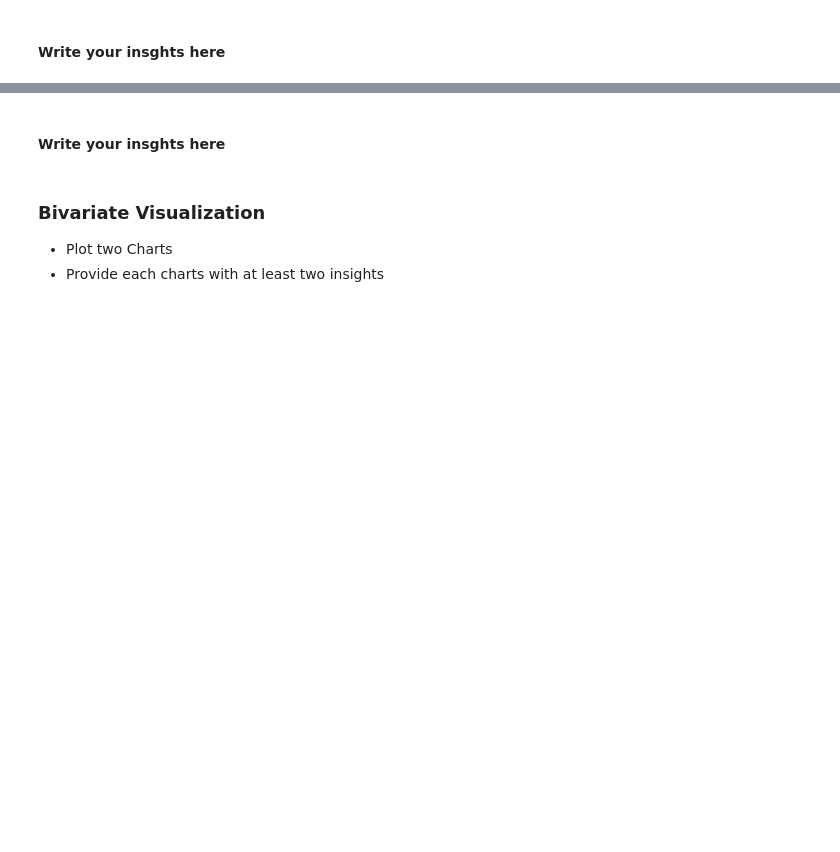
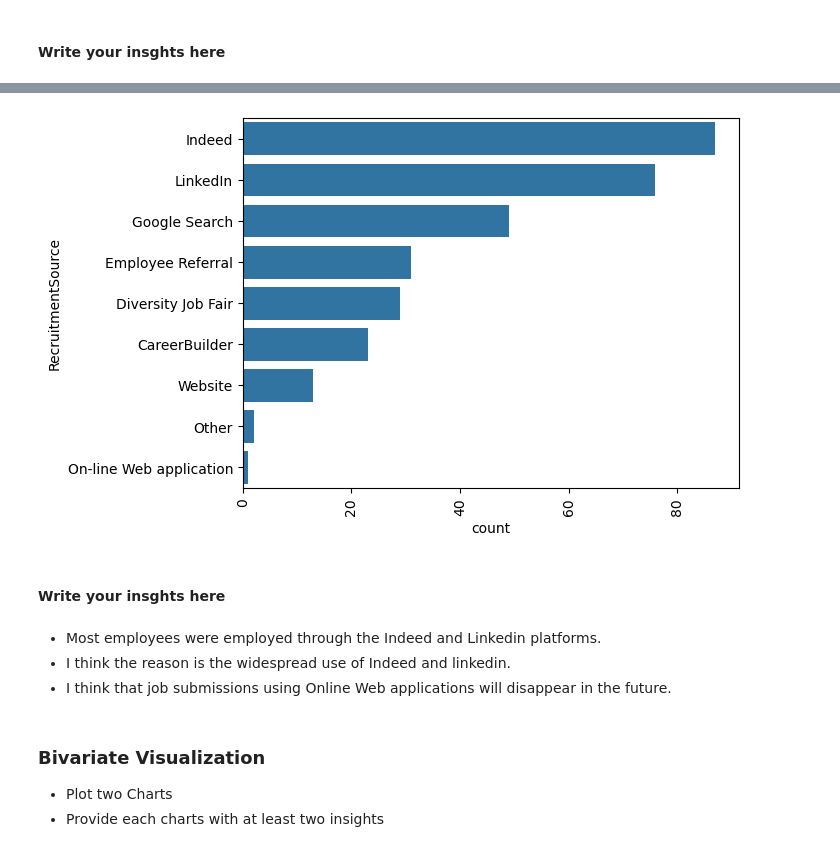
Before and after one commit to Tuwaiq-Data-Science-Bootcamp-V2/EDA-Lab1, a Jupyter notebook: EDA_Assignment .ipynb, the cells around one changed output, grey strips where cells are left out. Drawn from its saved outputs; the diff is of its cells as text; code cells hidden in the pictures; blank space fills up the shorter version.

```diff
--- a/EDA_Assignment .ipynb
+++ b/EDA_Assignment .ipynb
@@ -11,5 +108,17 @@
+# %%
+Orderr = Data['RecruitmentSource'].value_counts().index
+sns.countplot(data=Data, y= "RecruitmentSource",order=Orderr,
+              color = sns.color_palette()[0])
+plt.xticks(rotation=90)
+plt.show()
+# %% [output]
+[figure, added]
 # %% [markdown]
 #### Write your insghts here
+# %% [markdown]
+-  Most employees were employed through the Indeed and Linkedin platforms.
+- I think the reason is the widespread use of Indeed and linkedin.
+- I think that job submissions using Online Web applications will disappear in the future.
 # %% [markdown]
 ### Bivariate Visualization
 * Plot two Charts
```
Also changed, not shown: parts of 32 cells of this notebook, 1 other file.
